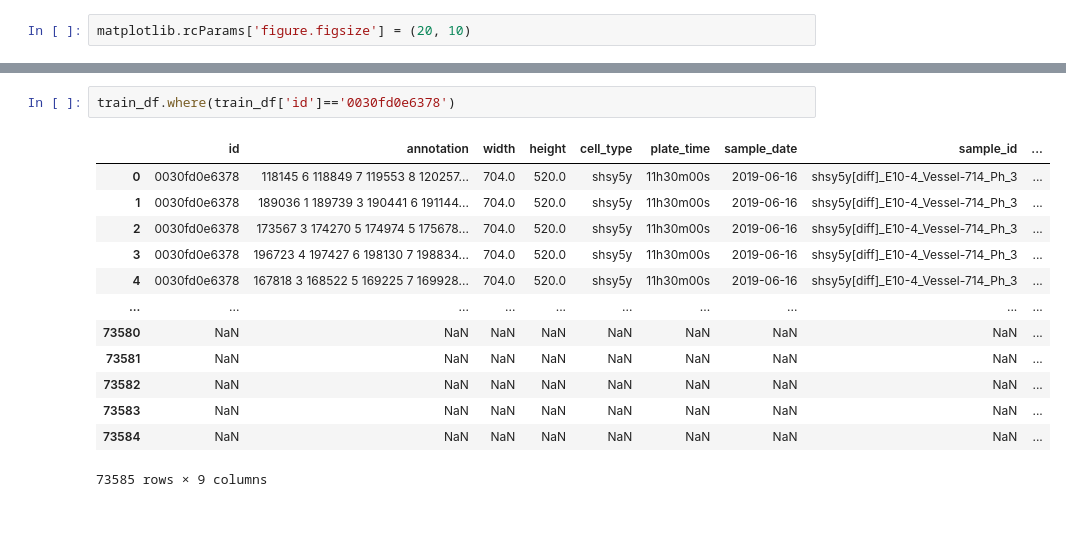
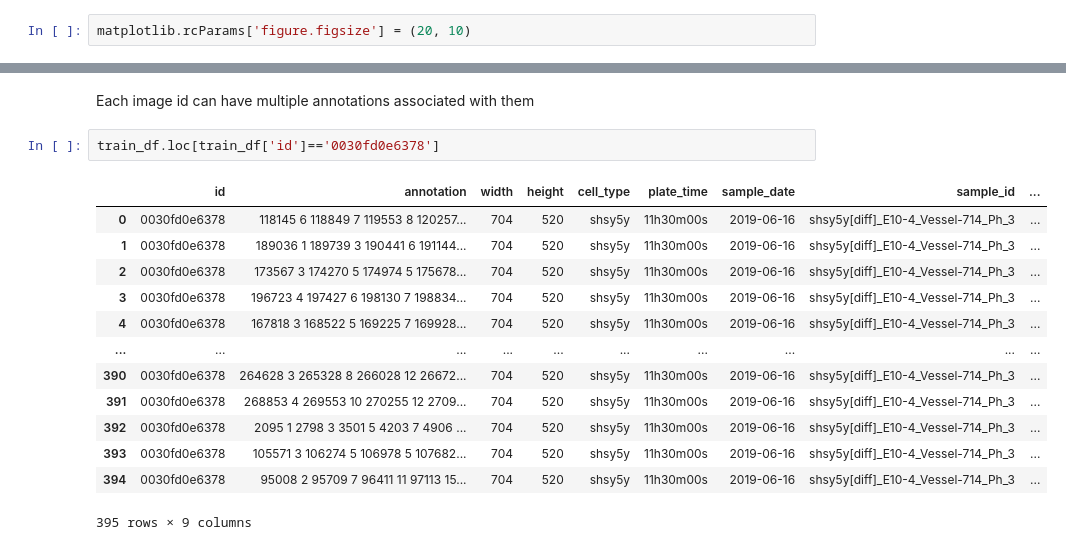
Before and after one commit to emily-bradley/cell-instance-segmentation, a Jupyter notebook: Data Exploration and Visualization.ipynb, the cells around one changed output, grey strips where cells are left out. Cells and saved outputs as stored; diff of their text form; blank space fills up the shorter version.

Commit message:
fixed column and row swap

```diff
--- a/Data Exploration and Visualization.ipynb
+++ b/Data Exploration and Visualization.ipynb
@@ -55,16 +67,18 @@ train_df.head()
+# %% [markdown]
+Each image id can have multiple annotations associated with them
 # %%
-train_df.where(train_df['id']=='0030fd0e6378')
+train_df.loc[train_df['id']=='0030fd0e6378']
 # %% [output]
 |  | id | annotation | width | height | cell_type | plate_time | sample_date | sample_id | ... |
-| 0 | 0030fd0e6378 | 118145 6 118849 7 119553 8 120257... | 704.0 | 520.0 | shsy5y | 11h30m00s | 2019-06-16 | shsy5y[diff]_E10-4_Vessel-714_Ph_3 | ... |
-| 1 | 0030fd0e6378 | 189036 1 189739 3 190441 6 191144... | 704.0 | 520.0 | shsy5y | 11h30m00s | 2019-06-16 | shsy5y[diff]_E10-4_Vessel-714_Ph_3 | ... |
-| 2 | 0030fd0e6378 | 173567 3 174270 5 174974 5 175678... | 704.0 | 520.0 | shsy5y | 11h30m00s | 2019-06-16 | shsy5y[diff]_E10-4_Vessel-714_Ph_3 | ... |
-| 3 | 0030fd0e6378 | 196723 4 197427 6 198130 7 198834... | 704.0 | 520.0 | shsy5y | 11h30m00s | 2019-06-16 | shsy5y[diff]_E10-4_Vessel-714_Ph_3 | ... |
-| 4 | 0030fd0e6378 | 167818 3 168522 5 169225 7 169928... | 704.0 | 520.0 | shsy5y | 11h30m00s | 2019-06-16 | shsy5y[diff]_E10-4_Vessel-714_Ph_3 | ... |
+| 0 | 0030fd0e6378 | 118145 6 118849 7 119553 8 120257... | 704 | 520 | shsy5y | 11h30m00s | 2019-06-16 | shsy5y[diff]_E10-4_Vessel-714_Ph_3 | ... |
+| 1 | 0030fd0e6378 | 189036 1 189739 3 190441 6 191144... | 704 | 520 | shsy5y | 11h30m00s | 2019-06-16 | shsy5y[diff]_E10-4_Vessel-714_Ph_3 | ... |
+| 2 | 0030fd0e6378 | 173567 3 174270 5 174974 5 175678... | 704 | 520 | shsy5y | 11h30m00s | 2019-06-16 | shsy5y[diff]_E10-4_Vessel-714_Ph_3 | ... |
+| 3 | 0030fd0e6378 | 196723 4 197427 6 198130 7 198834... | 704 | 520 | shsy5y | 11h30m00s | 2019-06-16 | shsy5y[diff]_E10-4_Vessel-714_Ph_3 | ... |
+| 4 | 0030fd0e6378 | 167818 3 168522 5 169225 7 169928... | 704 | 520 | shsy5y | 11h30m00s | 2019-06-16 | shsy5y[diff]_E10-4_Vessel-714_Ph_3 | ... |
 | ... | ... | ... | ... | ... | ... | ... | ... | ... | ... |
-| 73580 | NaN | NaN | NaN | NaN | NaN | NaN | NaN | NaN | ... |
-| 73581 | NaN | NaN | NaN | NaN | NaN | NaN | NaN | NaN | ... |
-| 73582 | NaN | NaN | NaN | NaN | NaN | NaN | NaN | NaN | ... |
-| 73583 | NaN | NaN | NaN | NaN | NaN | NaN | NaN | NaN | ... |
-| 73584 | NaN | NaN | NaN | NaN | NaN | NaN | NaN | NaN | ... |
+| 390 | 0030fd0e6378 | 264628 3 265328 8 266028 12 26672... | 704 | 520 | shsy5y | 11h30m00s | 2019-06-16 | shsy5y[diff]_E10-4_Vessel-714_Ph_3 | ... |
+| 391 | 0030fd0e6378 | 268853 4 269553 10 270255 12 2709... | 704 | 520 | shsy5y | 11h30m00s | 2019-06-16 | shsy5y[diff]_E10-4_Vessel-714_Ph_3 | ... |
+| 392 | 0030fd0e6378 | 2095 1 2798 3 3501 5 4203 7 4906 ... | 704 | 520 | shsy5y | 11h30m00s | 2019-06-16 | shsy5y[diff]_E10-4_Vessel-714_Ph_3 | ... |
+| 393 | 0030fd0e6378 | 105571 3 106274 5 106978 5 107682... | 704 | 520 | shsy5y | 11h30m00s | 2019-06-16 | shsy5y[diff]_E10-4_Vessel-714_Ph_3 | ... |
+| 394 | 0030fd0e6378 | 95008 2 95709 7 96411 11 97113 15... | 704 | 520 | shsy5y | 11h30m00s | 2019-06-16 | shsy5y[diff]_E10-4_Vessel-714_Ph_3 | ... |
-73585 rows × 9 columns
+395 rows × 9 columns
```
Also changed, not shown: parts of 23 cells of this notebook.
